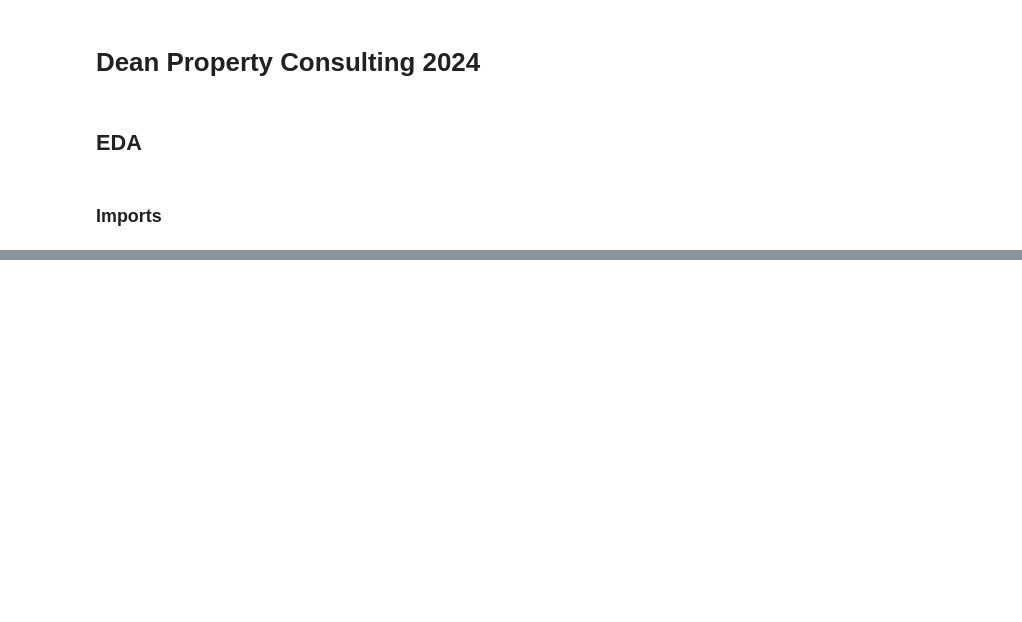
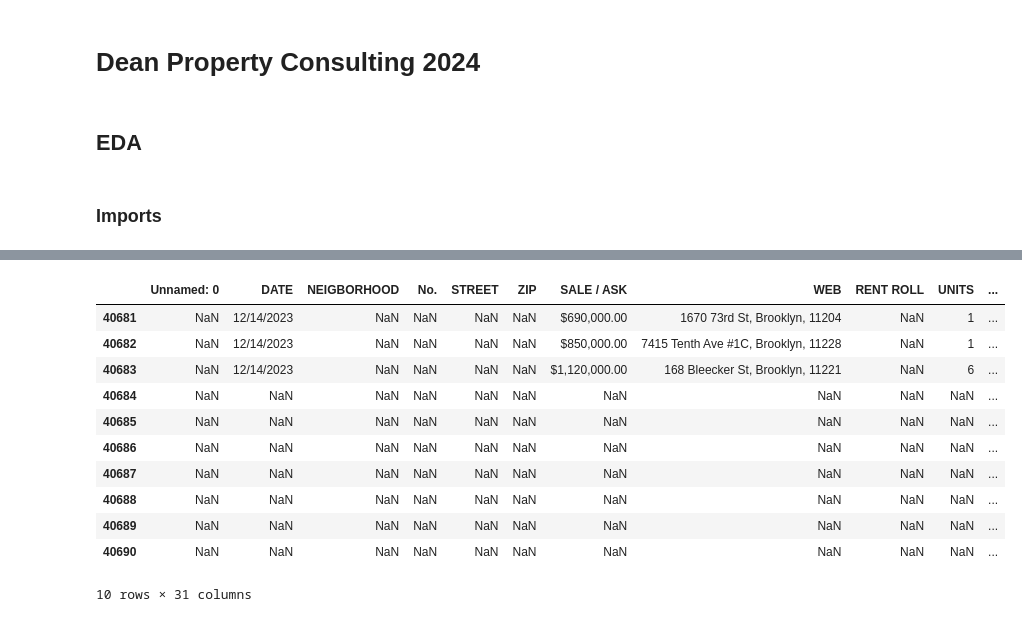
Before and after one commit to sralter/dean_property_consulting_2024, a Jupyter notebook: eda.ipynb, the cells around one changed output, grey strips where cells are left out. Drawn from its saved outputs; the diff is of its cells as text; code cells hidden in the pictures; blank space fills up the shorter version.

```diff
--- a/eda.ipynb
+++ b/eda.ipynb
@@ -23 +27,16 @@ df.head()
 5 rows × 31 columns
+# %%
+df.tail(10)
+# %% [output]
+|  | Unnamed: 0 | DATE | NEIGBORHOOD | No. | STREET | ZIP | SALE / ASK | WEB | RENT ROLL | UNITS | ... |
+| 40681 | NaN | 12/14/2023 | NaN | NaN | NaN | NaN | $690,000.00 | 1670 73rd St, Brooklyn, 11204 | NaN | 1 | ... |
+| 40682 | NaN | 12/14/2023 | NaN | NaN | NaN | NaN | $850,000.00 | 7415 Tenth Ave #1C, Brooklyn, 11228 | NaN | 1 | ... |
+| 40683 | NaN | 12/14/2023 | NaN | NaN | NaN | NaN | $1,120,000.00 | 168 Bleecker St, Brooklyn, 11221 | NaN | 6 | ... |
+| 40684 | NaN | NaN | NaN | NaN | NaN | NaN | NaN | NaN | NaN | NaN | ... |
+| 40685 | NaN | NaN | NaN | NaN | NaN | NaN | NaN | NaN | NaN | NaN | ... |
+| 40686 | NaN | NaN | NaN | NaN | NaN | NaN | NaN | NaN | NaN | NaN | ... |
+| 40687 | NaN | NaN | NaN | NaN | NaN | NaN | NaN | NaN | NaN | NaN | ... |
+| 40688 | NaN | NaN | NaN | NaN | NaN | NaN | NaN | NaN | NaN | NaN | ... |
+| 40689 | NaN | NaN | NaN | NaN | NaN | NaN | NaN | NaN | NaN | NaN | ... |
+| 40690 | NaN | NaN | NaN | NaN | NaN | NaN | NaN | NaN | NaN | NaN | ... |
+10 rows × 31 columns
```
Also changed, not shown: parts of 27 cells of this notebook.
